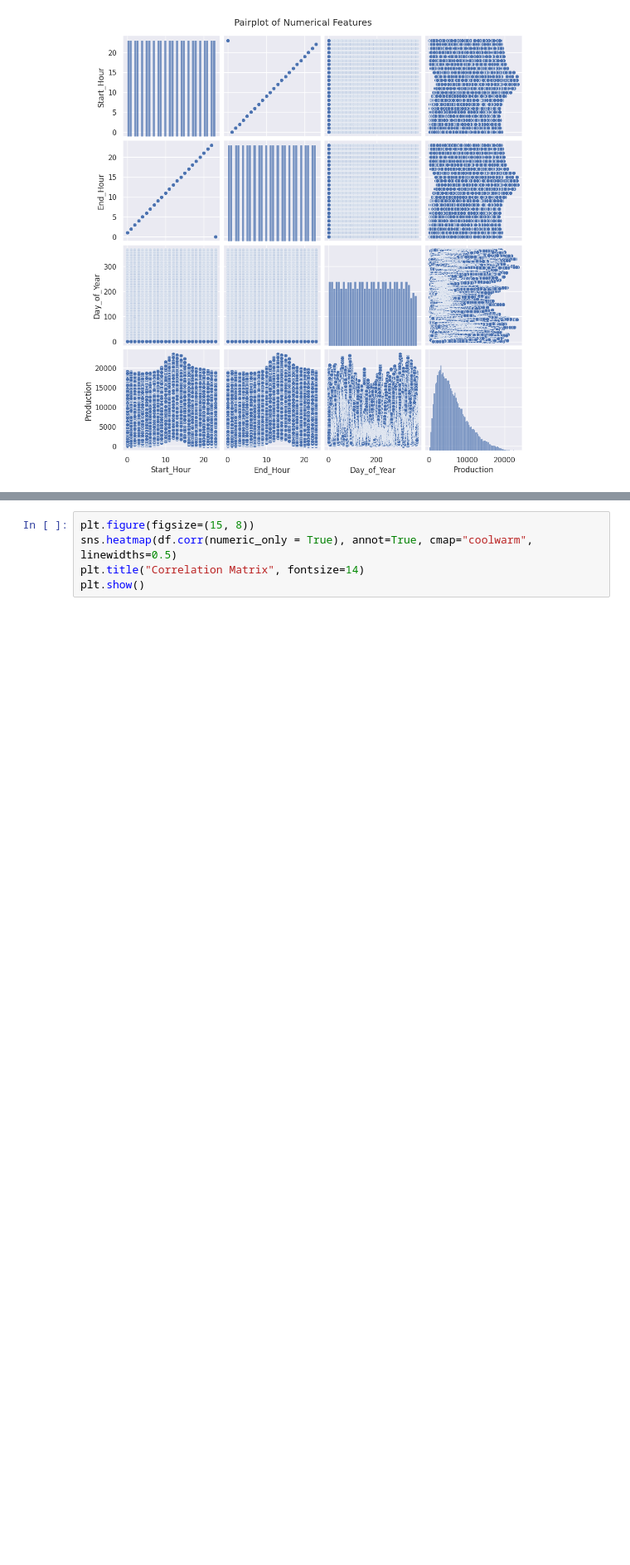
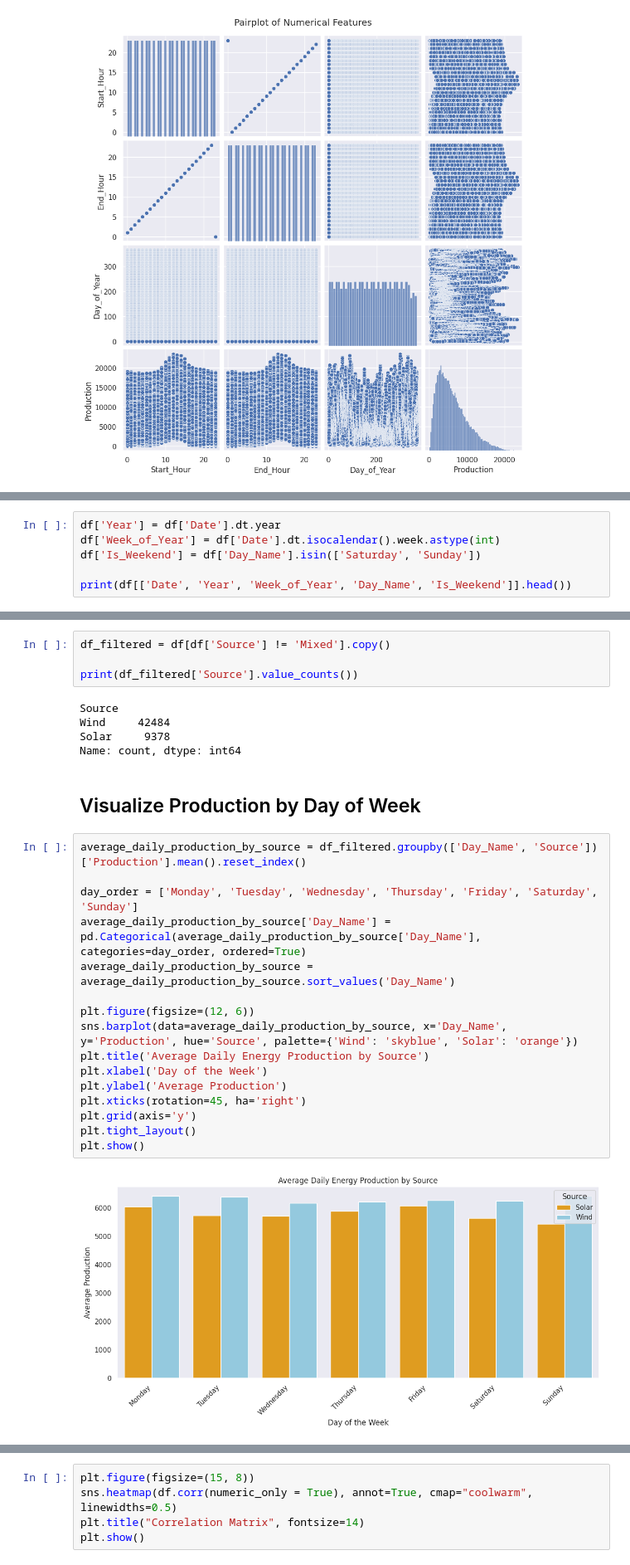
Before and after one commit to Nikhil5566/EDA-Repo, a Jupyter notebook: Wind_&_Solar_Energy_Production_Dataset.ipynb, the cells around one changed output, grey strips where cells are left out. Shown at 83% size. Drawn from its saved outputs; the diff is of its cells as text; blank space fills up the shorter version.

```diff
--- a/Wind_&_Solar_Energy_Production_Dataset.ipynb
+++ b/Wind_&_Solar_Energy_Production_Dataset.ipynb
@@ -301,0 +333,6 @@ plt.show()
+# %%
+df['Year'] = df['Date'].dt.year
+df['Week_of_Year'] = df['Date'].dt.isocalendar().week.astype(int)
+df['Is_Weekend'] = df['Day_Name'].isin(['Saturday', 'Sunday'])
+
+print(df[['Date', 'Year', 'Week_of_Year', 'Day_Name', 'Is_Weekend']].head())
@@ -301,0 +356,29 @@ plt.show()
+# %%
+df_filtered = df[df['Source'] != 'Mixed'].copy()
+
+print(df_filtered['Source'].value_counts())
+# %% [output]
+Source
+Wind     42484
+Solar     9378
+Name: count, dtype: int64
+# %% [markdown]
+## Visualize Production by Day of Week
+# %%
+average_daily_production_by_source = df_filtered.groupby(['Day_Name', 'Source'])['Production'].mean().reset_index()
+
+day_order = ['Monday', 'Tuesday', 'Wednesday', 'Thursday', 'Friday', 'Saturday', 'Sunday']
+average_daily_production_by_source['Day_Name'] = pd.Categorical(average_daily_production_by_source['Day_Name'], categories=day_order, ordered=True)
+average_daily_production_by_source = average_daily_production_by_source.sort_values('Day_Name')
+
+plt.figure(figsize=(12, 6))
+sns.barplot(data=average_daily_production_by_source, x='Day_Name', y='Production', hue='Source', palette={'Wind': 'skyblue', 'Solar': 'orange'})
+plt.title('Average Daily Energy Production by Source')
+plt.xlabel('Day of the Week')
+plt.ylabel('Average Production')
+plt.xticks(rotation=45, ha='right')
+plt.grid(axis='y')
+plt.tight_layout()
+plt.show()
+# %% [output]
+[figure, added]
```
Also changed, not shown: parts of 12 cells of this notebook.
